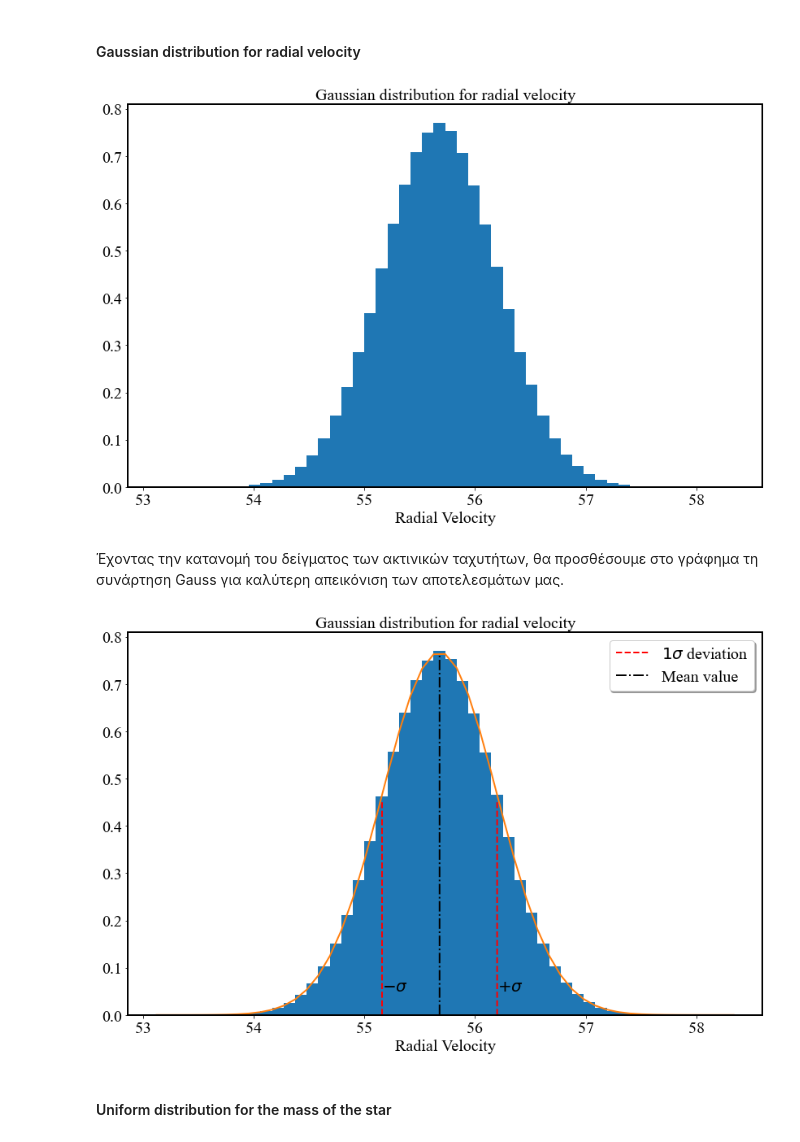
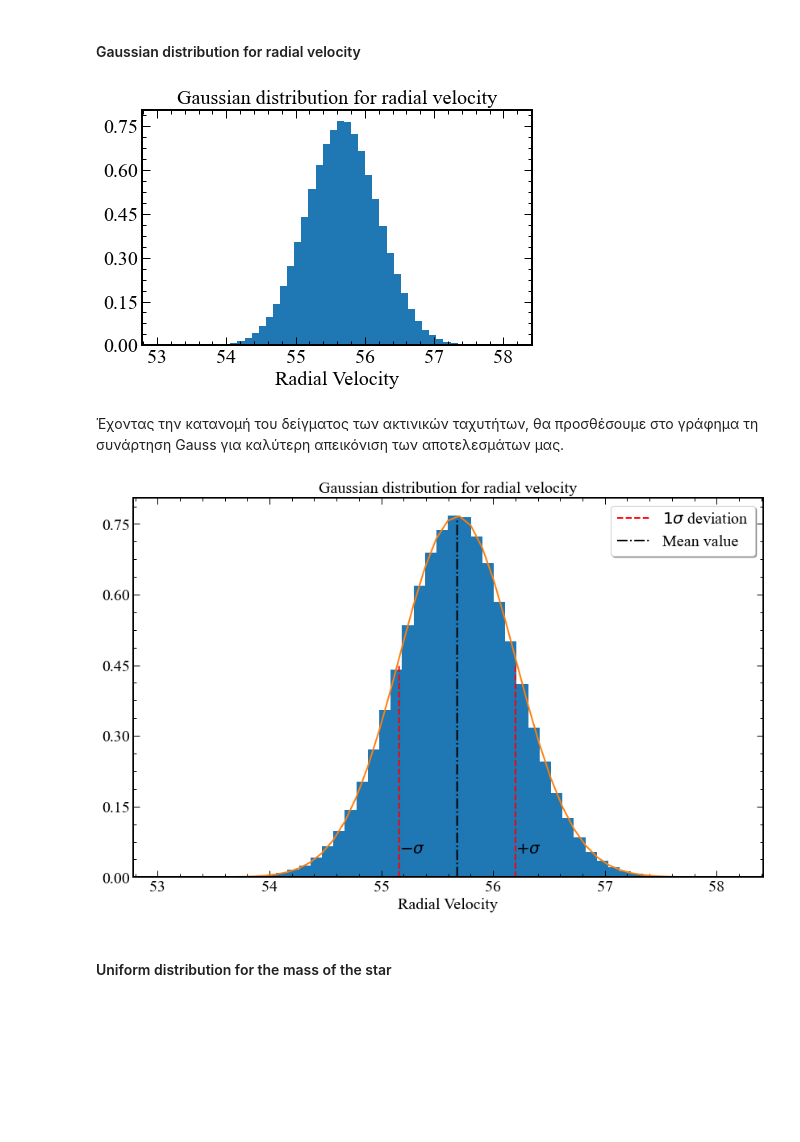
Before and after one commit to schanlar/python-UoC, a Jupyter notebook: 05.Astrophysics_Project/exoplanet_solution.ipynb, the cells around one changed output. Cells and saved outputs as stored; diff of their text form; code cells hidden in the pictures; blank space fills up the shorter version.

```diff
--- a/05.Astrophysics_Project/exoplanet_solution.ipynb
+++ b/05.Astrophysics_Project/exoplanet_solution.ipynb
@@ -539,16 +548,18 @@ sigma_rad_velocity = 0.52
 # Sample radial velocity
 radial_velocity_sample = np.random.normal(mean_rad_velocity, sigma_rad_velocity, n)
 # %%
-# make_canvas(fontsize=20)
+make_canvas(columns=2, fontsize=20)
 
 # Plot histogram
 count, bins, ignored = plt.hist(radial_velocity_sample, 50, density=True)
 
 # Axis label and title
-_ = plt.xlabel("Radial Velocity")
-_ = plt.title("Gaussian distribution for radial velocity")
+plt.xlabel("Radial Velocity")
+plt.title("Gaussian distribution for radial velocity")
+
+plt.show()
 # %% [output]
-[figure, old version]
+[figure, new version]
 # %% [markdown]
 Έχοντας την κατανομή του δείγματος των ακτινικών ταχυτήτων, θα προσθέσουμε στο γράφημα τη συνάρτηση Gauss για καλύτερη απεικόνιση των αποτελεσμάτων μας.
 # %%
@@ -564,36 +575,38 @@ def gauss_function(x, mu, sigma):
 # %%
 n = 1_000_000
 
-# make_canvas(fontsize=20)
+make_canvas(columns=1, fontsize=20)
 
 # Plot histogram and Gauss function
 count, bins, ignored = plt.hist(radial_velocity_sample, 50, density=True)
-_ = plt.plot(bins, gauss_function(x=bins, mu=mean_rad_velocity, sigma=sigma_rad_velocity), lw=2.0)
+plt.plot(bins, gauss_function(x=bins, mu=mean_rad_velocity, sigma=sigma_rad_velocity), lw=2.0)
 
 
 # Axis label and title
-_ = plt.xlabel("Radial Velocity")
-_ = plt.title("Gaussian distribution for radial velocity")
+plt.xlabel("Radial Velocity")
+plt.title("Gaussian distribution for radial velocity")
 
 # Visualize one sigma deviation
 minus_one_sigma = np.ones(n) * (mean_rad_velocity - np.std(radial_velocity_sample, ddof = 1))
 plus_one_sigma = np.ones(n) * (mean_rad_velocity + np.std(radial_velocity_sample, ddof = 1))
 
 y = np.linspace(0, 0.45, n)
-_ = plt.plot(minus_one_sigma, y, "--", color = "red", lw=2.0, label = r"$1\sigma$ deviation")
-_ = plt.plot(plus_one_sigma, y, '--', lw=2.0, color = "red")
+plt.plot(minus_one_sigma, y, "--", color = "red", lw=2.0, label = r"$1\sigma$ deviation")
+plt.plot(plus_one_sigma, y, '--', lw=2.0, color = "red")
 
 # Visualize mean value
 mean_value = np.ones(n) * np.mean(radial_velocity_sample)
 y2 = np.linspace(0, 0.76, n)
-_ = plt.plot(mean_value, y2, "-.", lw=2.0, color = "black", label = "Mean value")
+plt.plot(mean_value, y2, "-.", lw=2.0, color = "black", label = "Mean value")
 
 # Legend and text
 legend = plt.legend(loc = "upper right", shadow = True)
-_ = plt.text(minus_one_sigma[0], y[1]+0.05, r"$-\sigma$")
-_ = plt.text(plus_one_sigma[0], y[1]+0.05, r"$+\sigma$")
+plt.text(minus_one_sigma[0], y[1]+0.05, r"$-\sigma$")
+plt.text(plus_one_sigma[0], y[1]+0.05, r"$+\sigma$")
+
+plt.show()
 # %% [output]
-[figure, old version]
+[figure, new version]
 # %% [markdown]
 ####  Uniform distribution for the mass of the star
 # %%
```
Also changed, not shown: parts of 13 cells of this notebook, 1 other file.
